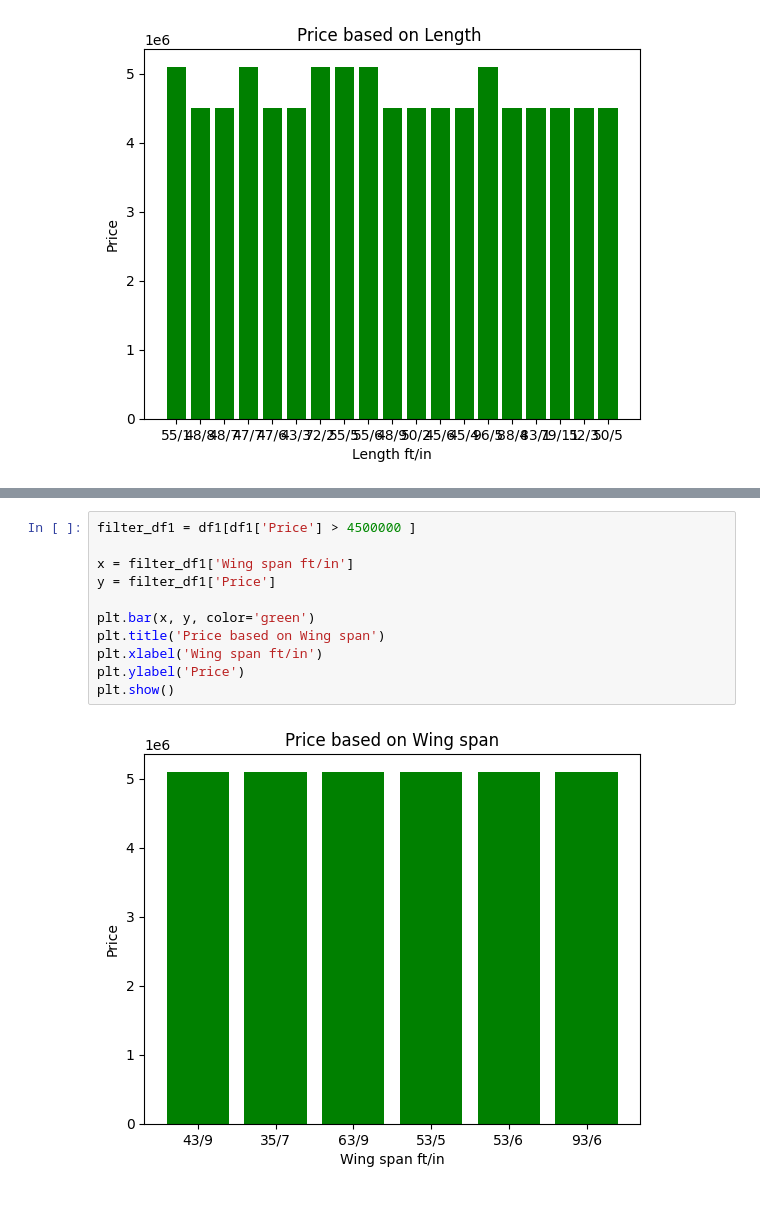
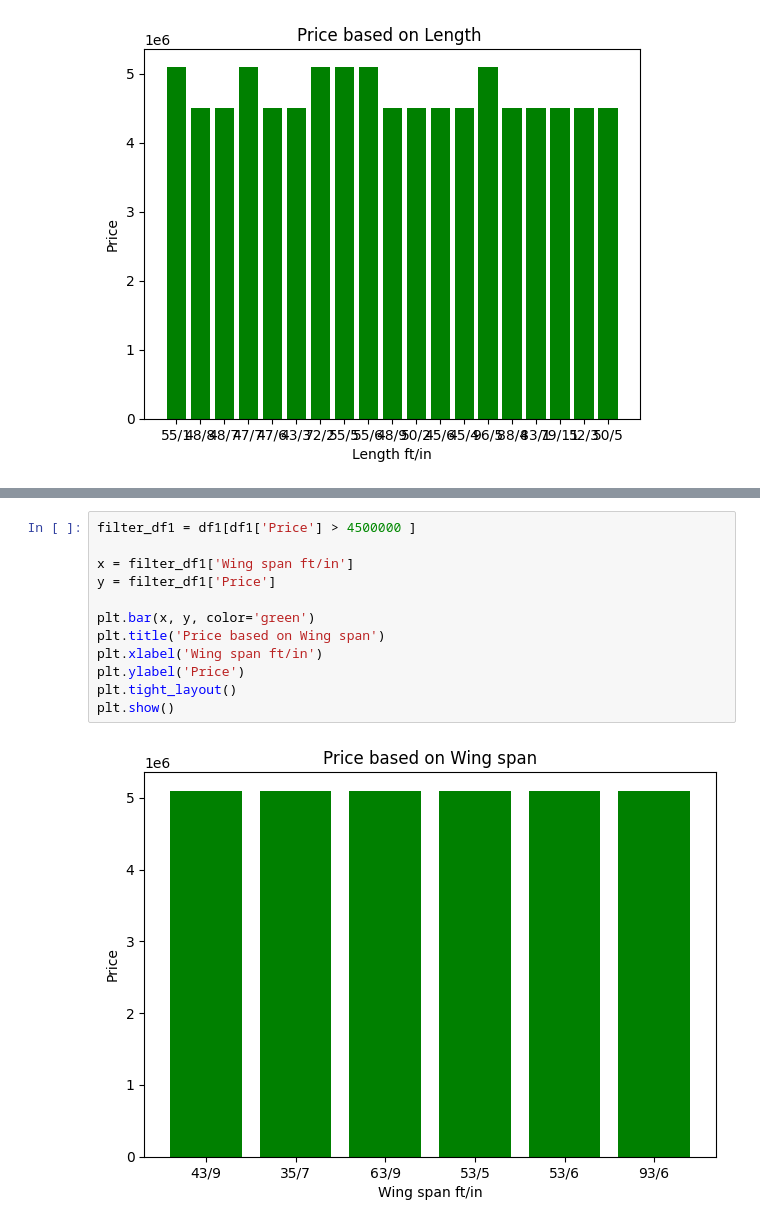
Before and after one commit to AmirXD03/ML, a Jupyter notebook: Nazanin-Code.ipynb, the cells around one changed output, grey strips where cells are left out. Cells and saved outputs as stored; diff of their text form.

```diff
--- a/Nazanin-Code.ipynb
+++ b/Nazanin-Code.ipynb
@@ -349,16 +350,17 @@ plt.show()
 # %%
 filter_df1 = df1[df1['Price'] > 4500000 ]
 
 x = filter_df1['Wing span ft/in']
 y = filter_df1['Price']
 
 plt.bar(x, y, color='green')
 plt.title('Price based on Wing span')
 plt.xlabel('Wing span ft/in')
 plt.ylabel('Price')
+plt.tight_layout()
 plt.show()
 # %% [output]
-[figure, old version]
+[figure, new version]
 # %%
 
 filter_df1 = df1[df1['Price'] > 4500000 ]
```
Also changed, not shown: parts of 13 cells of this notebook.
